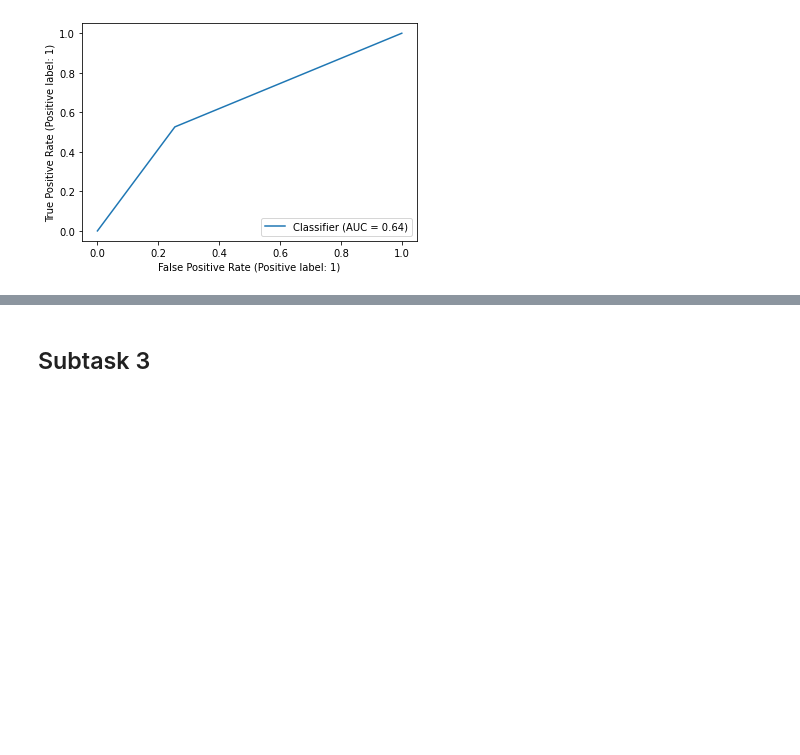
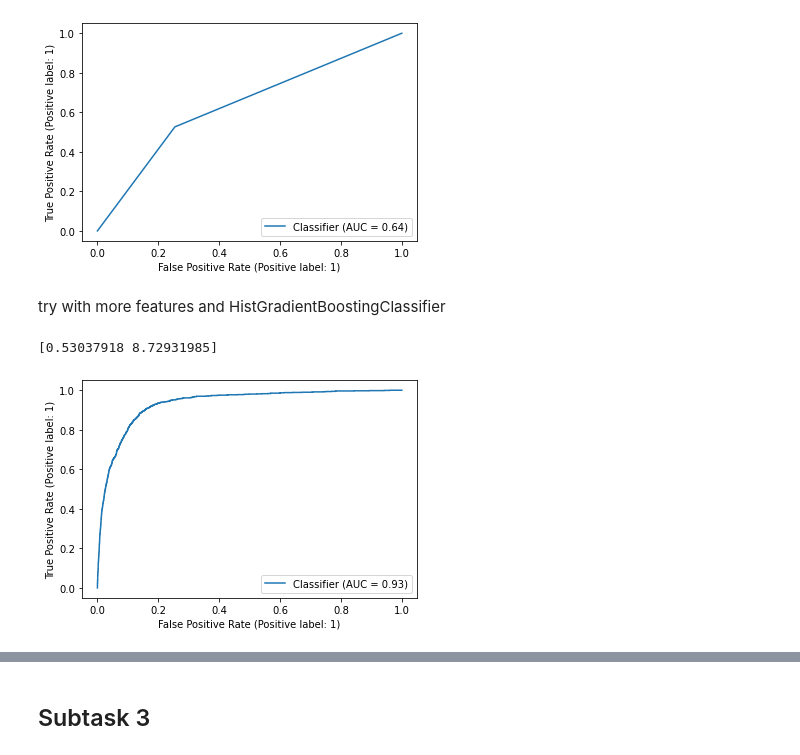
Before and after one commit to ericschreiber/IML, a Jupyter notebook: Task2/Task2.ipynb, the cells around one changed output, grey strips where cells are left out. Saved outputs shown, nothing was run; the diff lists cells and outputs as text; code cells hidden in the pictures; blank space fills up the shorter version.

```diff
--- a/Task2/Task2.ipynb
+++ b/Task2/Task2.ipynb
@@ -164,0 +244,4 @@ labels = labels.to_numpy()
+# %%
+imputer = KNNImputer(n_neighbors=3, weights='distance')
+test_feat_new2 = imputer.fit_transform(test_feat_new)
+np.save("X_test_imputed_3_distance.npy", test_feat_new2)
@@ -679,0 +833,14 @@ clf.fit(X, y)
+# %%
+scaler = StandardScaler()
+scaler.fit(test_feat_new2)
+test_feat_new3 = scaler.transform(test_feat_new2)
+# %%
+y_pred = model.predict_proba(test_feat_new3)
+y_pred = np.asarray(y_pred)
+y_pred = y_pred[:,:,1]
+y_pred = np.transpose(y_pred)
+
+i = 0
+for name in ['LABEL_BaseExcess','LABEL_Fibrinogen','LABEL_AST','LABEL_Alkalinephos','LABEL_Bilirubin_total','LABEL_Lactate','LABEL_TroponinI','LABEL_SaO2','LABEL_Bilirubin_direct','LABEL_EtCO2']:
+    Abgabe[name] = y_pred[:,i]
+    i += 1
@@ -704,3 +912,36 @@ RocCurveDisplay.from_predictions(labels[:1000,10], y_pred)
 plt.show()
 # %% [output]
 [figure]
+# %% [markdown]
+try with more features and HistGradientBoostingClassifier
+# %%
+from sklearn.ensemble import HistGradientBoostingClassifier
+from sklearn.metrics import RocCurveDisplay
+from sklearn.utils.class_weight import compute_class_weight
+
+
+#y = labels[2000:, 10]
+y = labels[:, 10]
+wheights = compute_class_weight(class_weight="balanced", classes= [0,1], y=y)
+print(wheights)
+wheights_data = []
+for i in range(18995):
+    if y[i] == 0.0:
+        wheights_data.append(wheights[0])
+    else:
+        wheights_data.append(wheights[1])
+#print(wheights_data)
+
+#X = train_feat_new3[2000:]
+X = train_feat_new3
+clf = HistGradientBoostingClassifier(random_state=0)
+clf.fit(X, y, sample_weight =wheights_data)
+
+#y_pred = clf.predict_proba(train_feat_new3[:2000])[:,1]
+#RocCurveDisplay.from_predictions(labels[:2000, 10], y_pred)
+y_pred = clf.predict_proba(train_feat_new3)[:,1]
+RocCurveDisplay.from_predictions(labels[:, 10], y_pred) #ust for training to look how good it really is use test/train split
+plt.show()
+# %% [output]
+[0.53037918 8.72931985]
+[figure, added]
```
Also changed, not shown: parts of 66 cells of this notebook, 4 other files.
